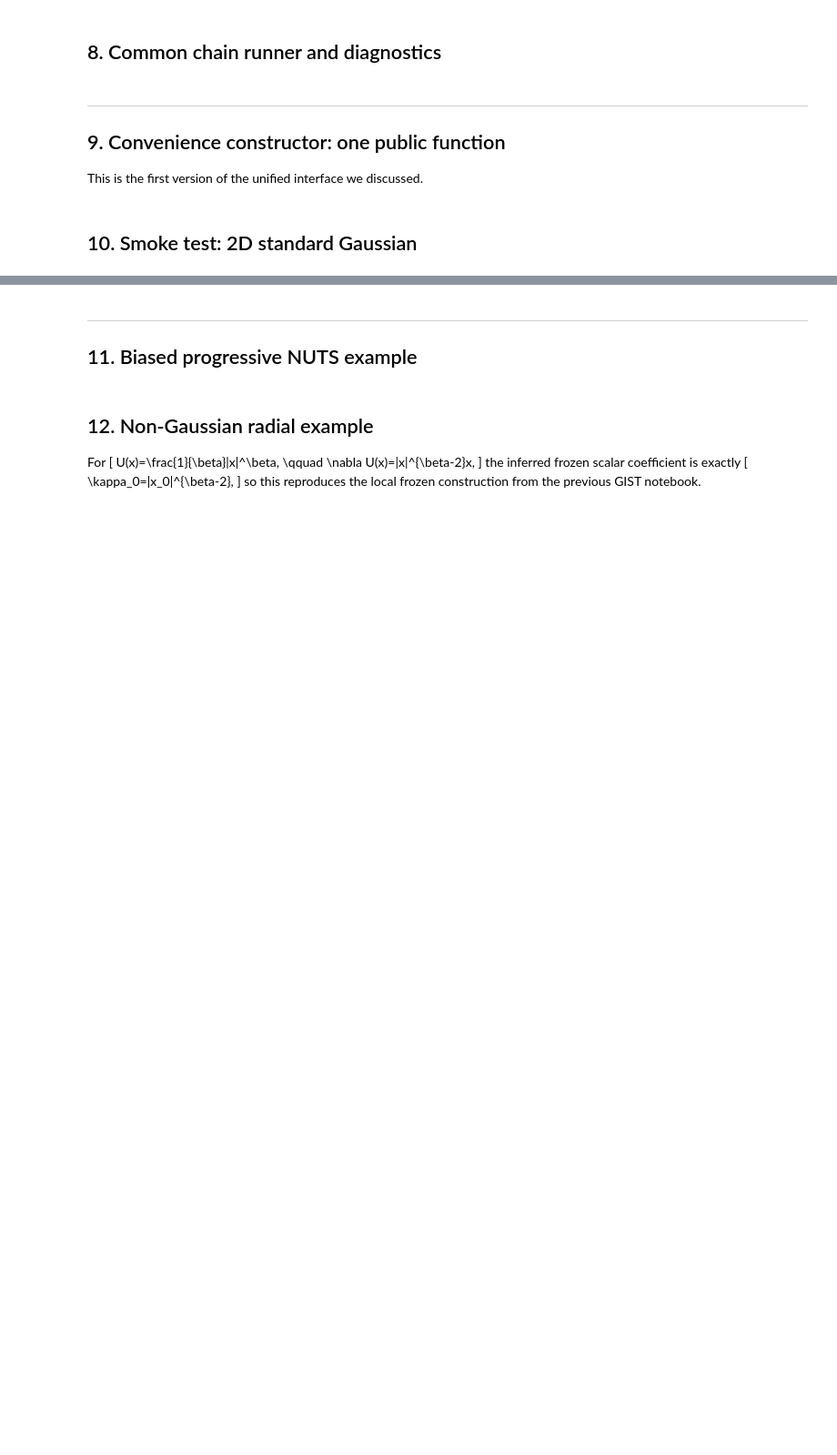
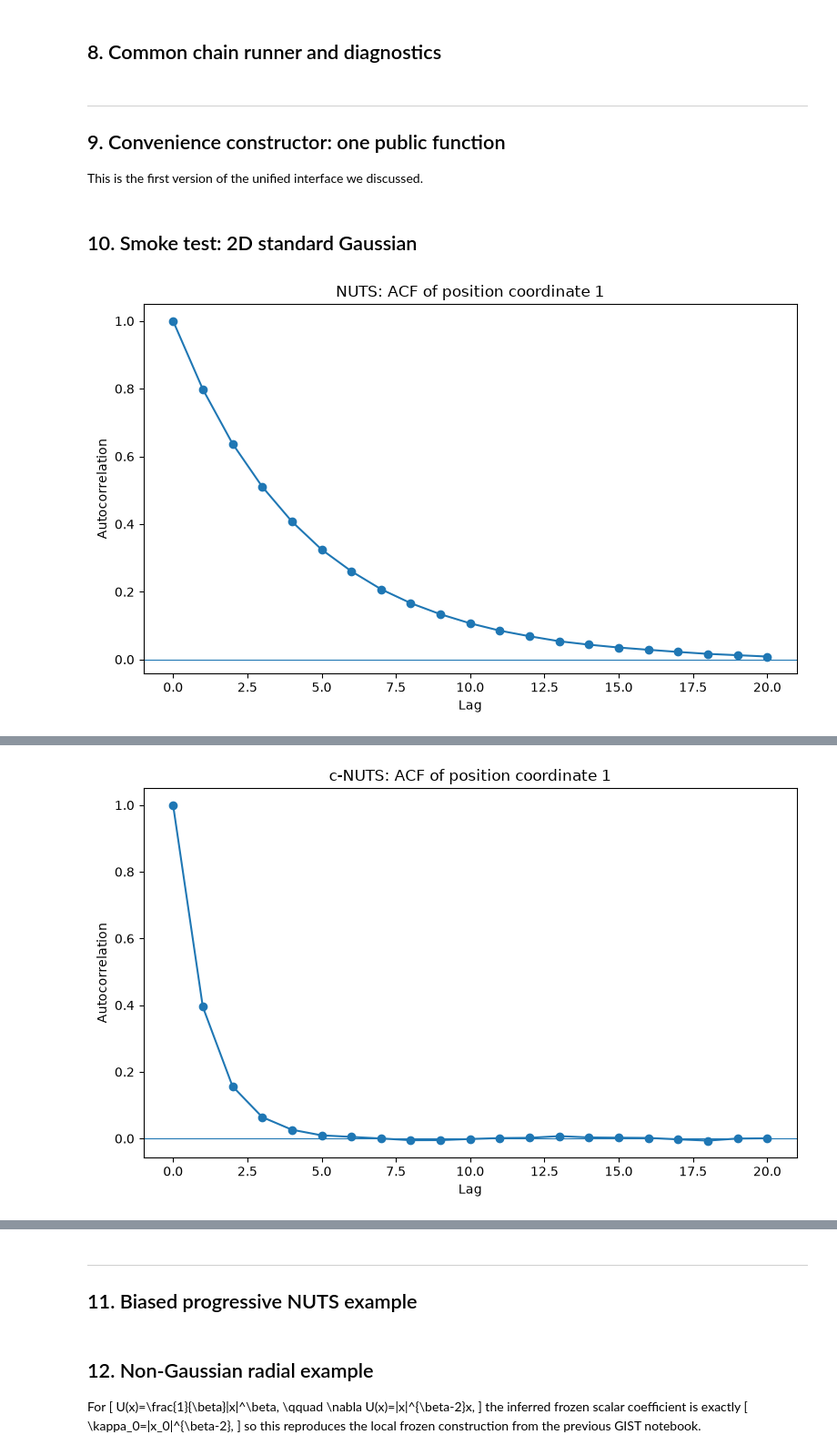
Before and after one commit to PZhou114/NUTS_simulation, a Jupyter notebook: Function-Package for implementing and comparing circularised samplers/generalised_nuts_gist_circularised_v0_1.ipynb, the cells around one changed output, grey strips where cells are left out. Shown at 91% size. Drawn from its saved outputs; the diff is of its cells as text; code cells hidden in the pictures; blank space fills up the shorter version.

```diff
--- a/Function-Package for implementing and comparing circularised samplers/generalised_nuts_gist_circularised_v0_1.ipynb
+++ b/Function-Package for implementing and comparing circularised samplers/generalised_nuts_gist_circularised_v0_1.ipynb
@@ -788,9 +793,13 @@ class GeneralNUTS:
         n_samples: int,
         burn_in: int = 0,
         thin: int = 1,
+        plot_acf: Optional[bool] = False,
+        acf_coordinate: Optional[int] = 0,
+        acf_max_lag: Optional[int] = 20,
     ):
         return run_chain(
-            self, initial_position, n_samples, burn_in=burn_in, thin=thin
+            self, initial_position, n_samples, burn_in=burn_in, thin=thin,
+            plot_acf=plot_acf, acf_coordinate=acf_coordinate, acf_max_lag=acf_max_lag
         )  # run_chain is a utility function to run the MCMC chain using the transition method of the sampler, see Section 8
 # %% [markdown]
 
@@ -936,9 +945,13 @@ class GeneralGIST:
         n_samples: int,
         burn_in: int = 0,
         thin: int = 1,
+        plot_acf: Optional[bool] = False,
+        acf_coordinate: Optional[int] = 0,
+        acf_max_lag: Optional[int] = 20,
     ):
         return run_chain(
-            self, initial_position, n_samples, burn_in=burn_in, thin=thin
+            self, initial_position, n_samples, burn_in=burn_in, thin=thin,
+            plot_acf=plot_acf, acf_coordinate=acf_coordinate, acf_max_lag=acf_max_lag
         )
 # %% [markdown]
 ## 8. Common chain runner and diagnostics
@@ -1747,33 +1832,33 @@ samplers = {
 # for name, sampler in samplers.items():
 #     result = sampler.sample(x0, n_samples=100000)
 #     s = result["summary"]
 #     print(
 #         f"{name:7s} | mean ESS={s['mean_ess']:.1f} | "
 #         f"elapsed time (seconds)={s['elapsed_seconds']:.2f} | "
 #         f"min ESS per second={s['min_ess_per_second']:.1f} | "
 #         f"mean grad evals={s['mean_gradient_evals']:.1f} | "
 #         f"mean trajectory steps={s['mean_trajectory_steps']:.1f}"
 #     )
 
 
-import gc
-
 for name, sampler in samplers.items():
 
     result = sampler.sample(
-        x0, n_samples=100000
+        x0, n_samples=100000,
+        plot_acf=True, acf_coordinate=0, acf_max_lag=20
     )
 
     s = result["summary"]
 
     print(
          f"{name:7s} | mean ESS={s['mean_ess']:.1f} | "
          f"elapsed time (seconds)={s['elapsed_seconds']:.2f} | "
          f"min ESS per second={s['min_ess_per_second']:.1f} | "
          f"mean grad evals={s['mean_gradient_evals']:.1f} | "
          f"mean trajectory steps={s['mean_trajectory_steps']:.1f}"
     )
 
     del result
     gc.collect()
 # %% [output]
+[figure, added]
@@ -1783,0 +1866 @@ c-GIST  | mean ESS=107306.6 | elapsed time (seconds)=132.28 | min ESS per second
+[figure, added]
```
Also changed, not shown: parts of 3 cells of this notebook.
